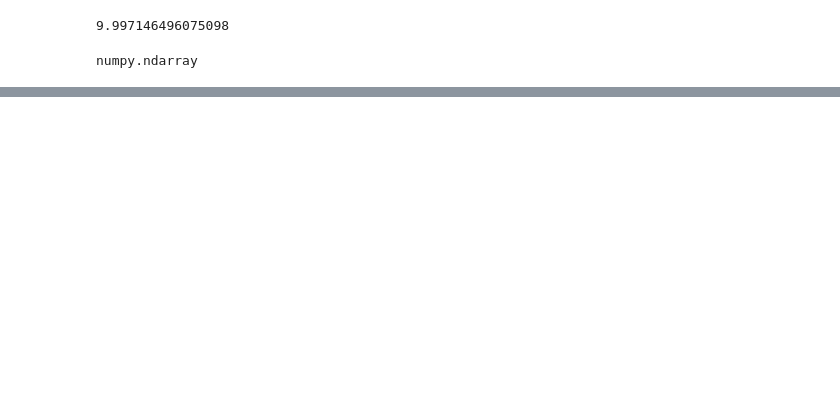
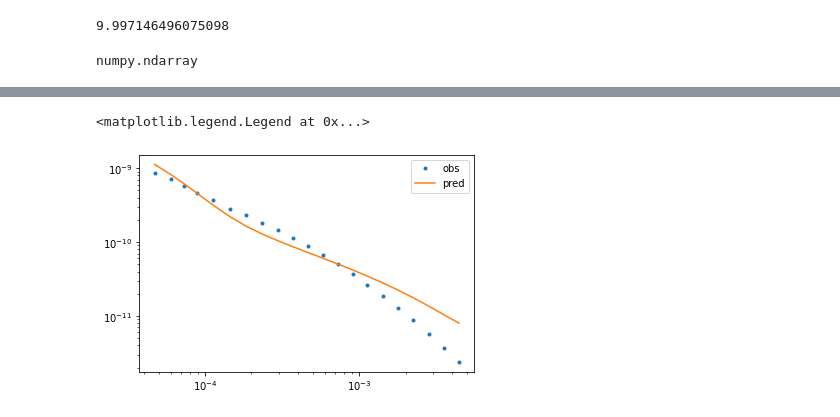
Before and after one commit to jc-barreto/SimPEG_Tests_Jenny, a Jupyter notebook: SimPEGEM1D VTEM data book.ipynb, the cells around one changed output, grey strips where cells are left out. Cells and saved outputs as stored; diff of their text form; code cells hidden in the pictures; blank space fills up the shorter version.

```diff
--- a/SimPEGEM1D VTEM data book.ipynb
+++ b/SimPEGEM1D VTEM data book.ipynb
@@ -160,0 +200,7 @@ print(d_true)
+# %%
+plt.loglog(times, -TDsurvey.dobs, '.')
+plt.loglog(times, -invProb.dpred)
+plt.legend(("obs", "pred"))
+# %% [output]
+<matplotlib.legend.Legend at 0x...>
+[figure, added]
```
Also changed, not shown: parts of 17 cells of this notebook.
